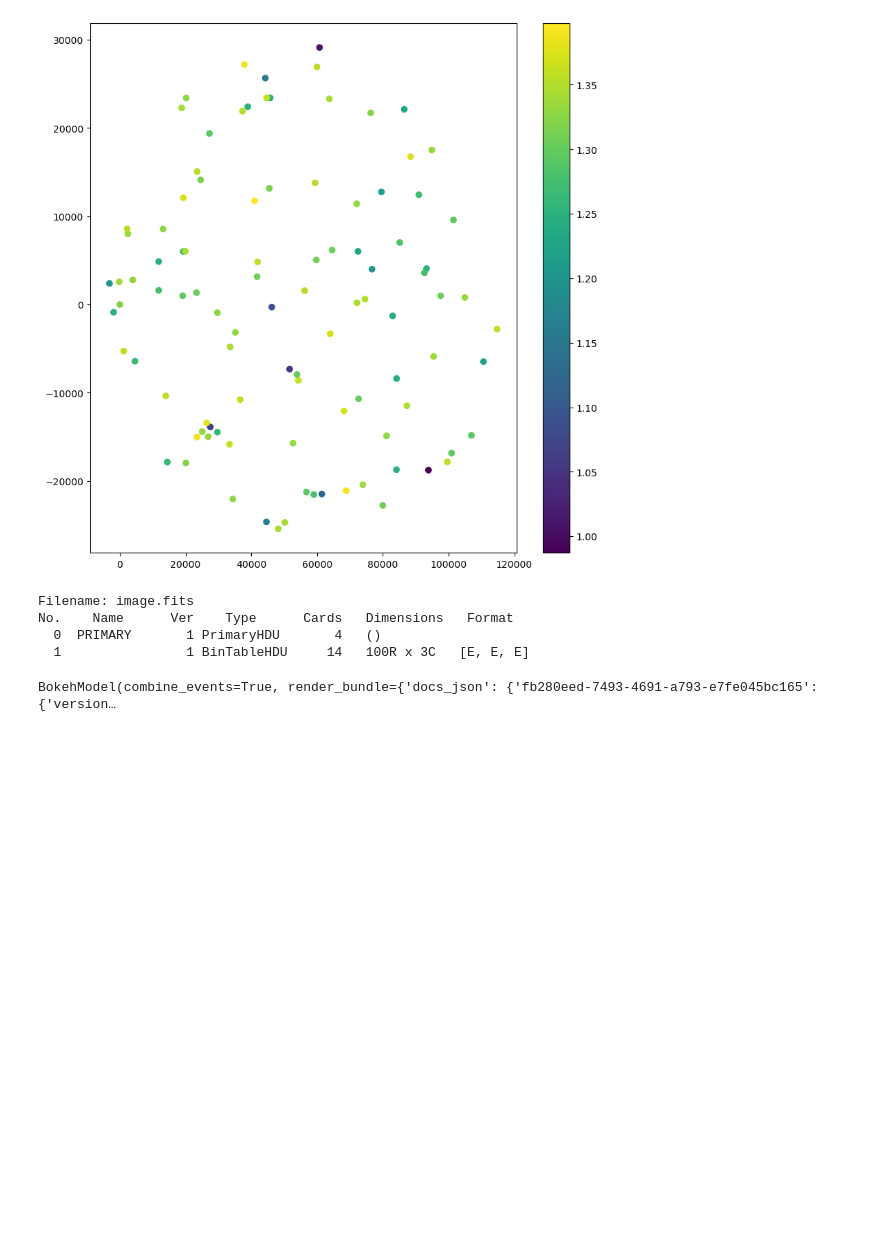
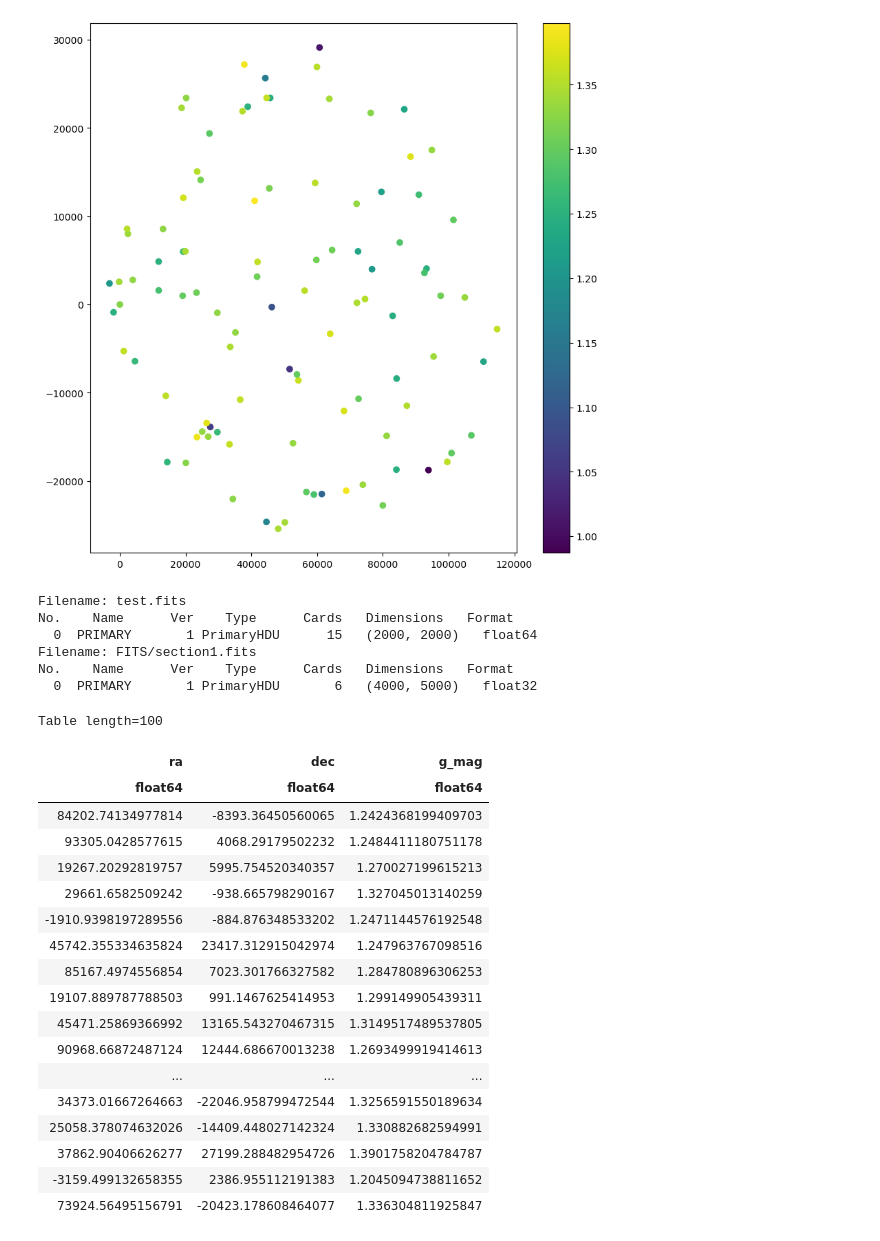
Before and after one commit to wasnaqvi/SIP, a Jupyter notebook: Notebooks/Phase0_sim.ipynb, the cells around one changed output. Drawn from its saved outputs; the diff is of its cells as text; code cells hidden in the pictures; blank space fills up the shorter version.

```diff
--- a/Notebooks/Phase0_sim.ipynb
+++ b/Notebooks/Phase0_sim.ipynb
@@ -107,14 +163,41 @@ plt.show()
 # %% [output]
 [figure]
 # %%
-with fits.open("image.fits") as hdul:
+with fits.open("test.fits") as hdul:
     hdul.info()
+
+with fits.open("FITS/section1.fits") as hdu2:
+    hdu2.info()
 # %% [output]
-Filename: image.fits
+Filename: test.fits
 No.    Name      Ver    Type      Cards   Dimensions   Format
-  0  PRIMARY       1 PrimaryHDU       4   ()
-  1                1 BinTableHDU     14   100R x 3C   [E, E, E]
+  0  PRIMARY       1 PrimaryHDU      15   (2000, 2000)   float64
+Filename: FITS/section1.fits
+No.    Name      Ver    Type      Cards   Dimensions   Format
+  0  PRIMARY       1 PrimaryHDU       6   (4000, 5000)   float32
-# %%
-pyxel.display_detector(detector)
-# %% [output]
-BokehModel(combine_events=True, render_bundle={'docs_json': {'fb280eed-7493-4691-a793-e7fe045bc165': {'version…
+# %%
+from astropy import table
+import numpy as np
+naxis = {'naxis1': 2000, 'naxis2': 2000}
+catalog = table.Table.read('image.fits')
+image_hdu = fits.PrimaryHDU(data=np.zeros())
+# %% [output]
+Table length=100
+| ra | dec | g_mag |
+| float64 | float64 | float64 |
+| 84202.74134977814 | -8393.36450560065 | 1.2424368199409703 |
+| 93305.0428577615 | 4068.29179502232 | 1.2484411180751178 |
+| 19267.20292819757 | 5995.754520340357 | 1.270027199615213 |
+| 29661.6582509242 | -938.665798290167 | 1.327045013140259 |
+| -1910.9398197289556 | -884.876348533202 | 1.2471144576192548 |
+| 45742.355334635824 | 23417.312915042974 | 1.247963767098516 |
+| 85167.4974556854 | 7023.301766327582 | 1.284780896306253 |
+| 19107.889787788503 | 991.1467625414953 | 1.299149905439311 |
+| 45471.25869366992 | 13165.543270467315 | 1.3149517489537805 |
+| 90968.66872487124 | 12444.686670013238 | 1.2693499919414613 |
+| ... | ... | ... |
+| 34373.01667264663 | -22046.958799472544 | 1.3256591550189634 |
+| 25058.378074632026 | -14409.448027142324 | 1.330882682594991 |
+| 37862.90406626277 | 27199.288482954726 | 1.3901758204784787 |
+| -3159.499132658355 | 2386.955112191383 | 1.2045094738811652 |
+| 73924.56495156791 | -20423.178608464077 | 1.336304811925847 |
```
Also changed, not shown: parts of 6 cells of this notebook, 1 other file.
